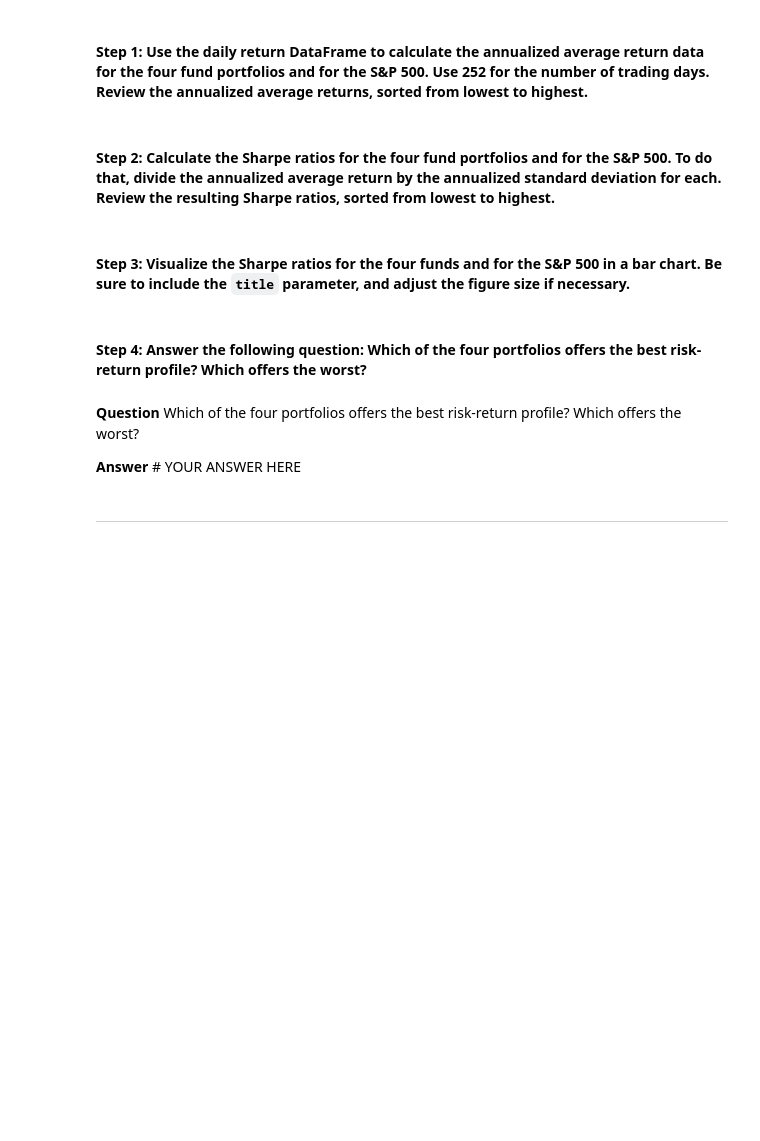
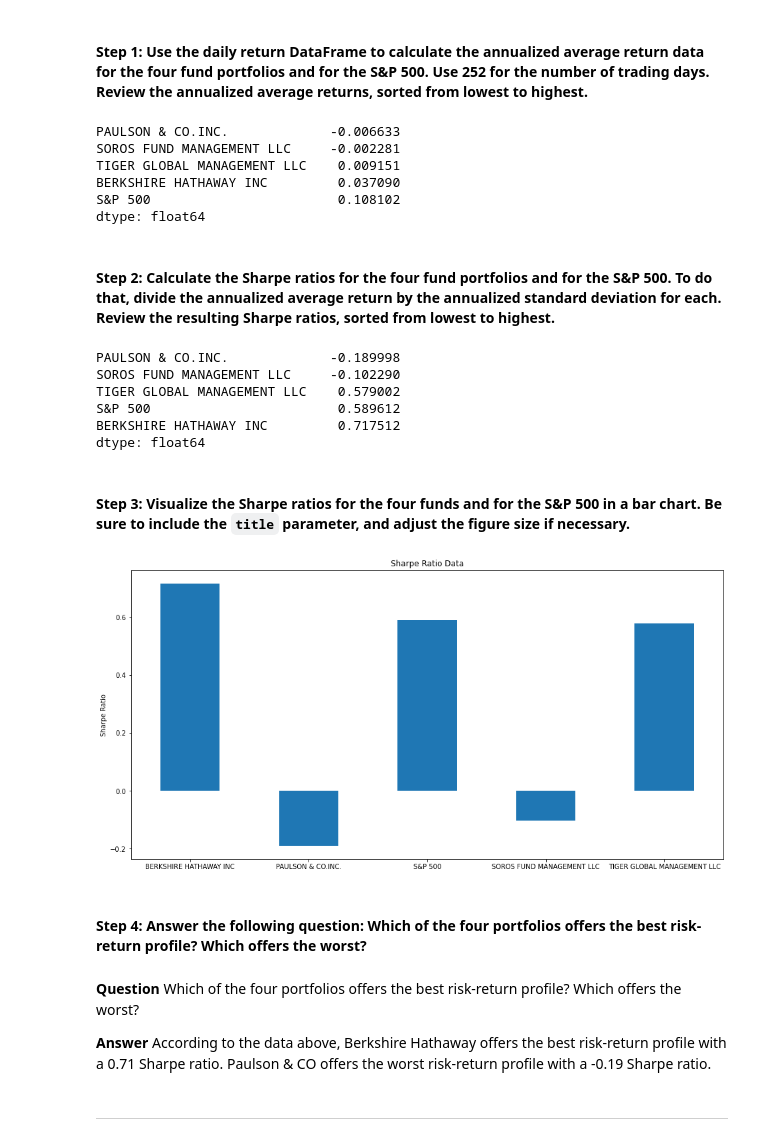
Before and after one commit to MaxAcheson/Module_4_Challenge, a Jupyter notebook: Starter_Code/risk_return_analysis.ipynb, the cells around one changed output. Drawn from its saved outputs; the diff is of its cells as text; code cells hidden in the pictures; blank space fills up the shorter version.

```diff
--- a/Starter_Code/risk_return_analysis.ipynb
+++ b/Starter_Code/risk_return_analysis.ipynb
@@ -319,25 +317,48 @@ To determine the overall risk of an asset or portfolio, quantitative analysts an
 # Calculate the annual average return data for the for fund portfolios and the S&P 500
 # Use 252 as the number of trading days in the year
 # Review the annual average returns sorted from lowest to highest
-# YOUR CODE HERE
+annualized_avg_returns = daily_returns_df.mean() * 252
+annualized_avg_returns_sorted =annualized_avg_returns.sort_values()
+annualized_avg_returns_sorted
+# %% [output]
+PAULSON & CO.INC.             -0.006633
+SOROS FUND MANAGEMENT LLC     -0.002281
+TIGER GLOBAL MANAGEMENT LLC    0.009151
+BERKSHIRE HATHAWAY INC         0.037090
+S&P 500                        0.108102
+dtype: float64
 # %% [markdown]
 #### Step 2: Calculate the Sharpe ratios for the four fund portfolios and for the S&P 500. To do that, divide the annualized average return by the annualized standard deviation for each. Review the resulting Sharpe ratios, sorted from lowest to highest.
 # %%
 # Calculate the annualized Sharpe Ratios for each of the 4 portfolios and the S&P 500.
 # Review the Sharpe ratios sorted lowest to highest
-# YOUR CODE HERE
+sharpe_ratios = annualized_avg_returns_sorted / annualized_std_df
+sharpe_ratios_sorted = sharpe_ratios.sort_values()
+sharpe_ratios_sorted
+# %% [output]
+PAULSON & CO.INC.             -0.189998
+SOROS FUND MANAGEMENT LLC     -0.102290
+TIGER GLOBAL MANAGEMENT LLC    0.579002
+S&P 500                        0.589612
+BERKSHIRE HATHAWAY INC         0.717512
+dtype: float64
 # %% [markdown]
 #### Step 3: Visualize the Sharpe ratios for the four funds and for the S&P 500 in a bar chart. Be sure to include the `title` parameter, and adjust the figure size if necessary.
 # %%
 # Visualize the Sharpe ratios as a bar chart
 # Include a title parameter and adjust the figure size
-# YOUR CODE HERE
+sharpe_ratios.plot(kind='bar', figsize=(16,8), rot=0)
+plt.title('Sharpe Ratio Data')
+plt.ylabel('Sharpe Ratio')
+plt.show()
+# %% [output]
+[figure, added]
 # %% [markdown]
 #### Step 4: Answer the following question: Which of the four portfolios offers the best risk-return profile? Which offers the worst?
 # %% [markdown]
 **Question** Which of the four portfolios offers the best risk-return profile? Which offers the worst?
 
-**Answer** # YOUR ANSWER HERE
+**Answer** According to the data above, Berkshire Hathaway offers the best risk-return profile with a 0.71 Sharpe ratio. Paulson & CO offers the worst risk-return profile with a -0.19 Sharpe ratio.
 # %% [markdown]
 ---
 # %% [markdown]
```
Also changed, not shown: parts of 14 cells of this notebook.
